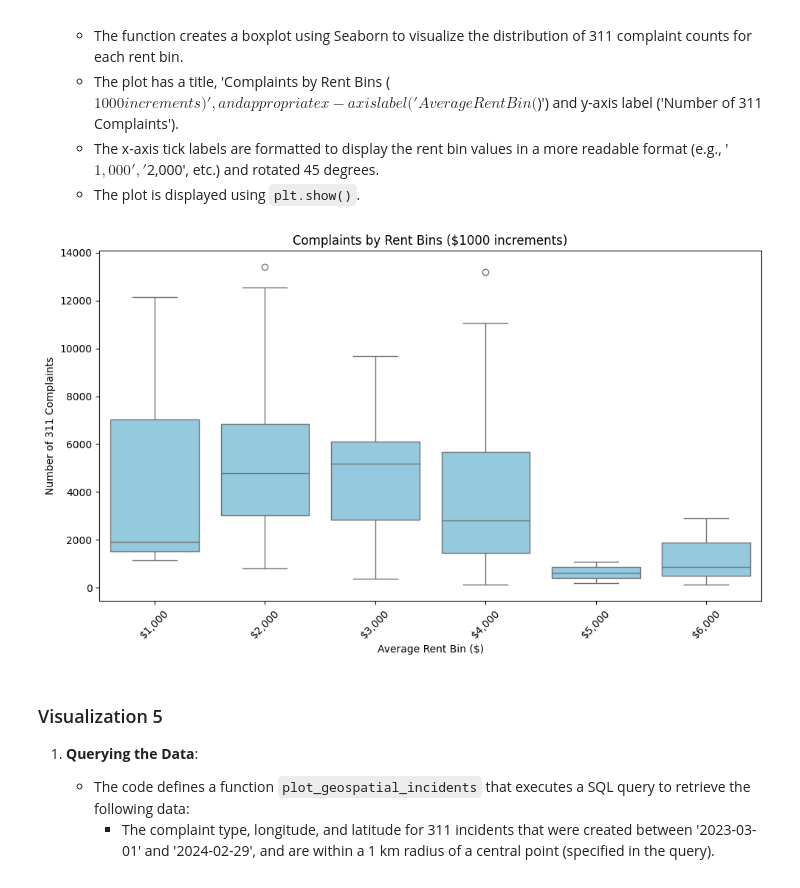
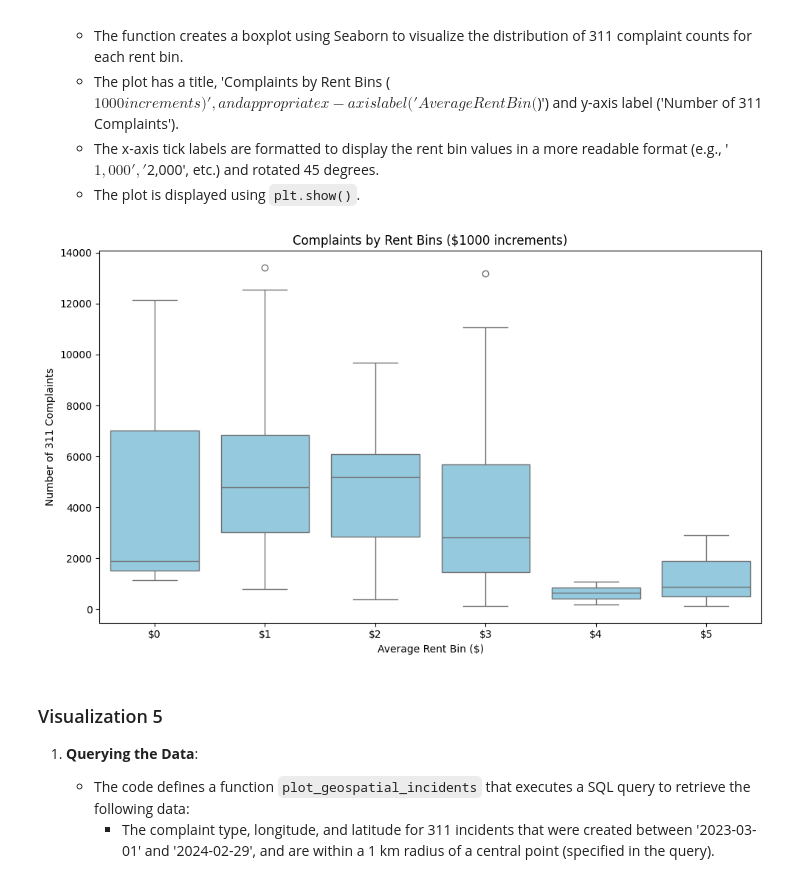
Before and after one commit to Williamsjs0727/Group1-Final-Project, a Jupyter notebook: Group1 Final Project.ipynb, the cells around one changed output. Cells and saved outputs as stored; diff of their text form; code cells hidden in the pictures.

Commit message:
Fix warning issue & Update .gitignore
Fix the warning in visualization 4 and update the .gitignore file to ignore incorrect files.

```diff
--- a/Group1 Final Project.ipynb
+++ b/Group1 Final Project.ipynb
@@ -1368,35 +1369,35 @@ def plot_rent_complaints_boxplot(engine: Engine):
 
     Args:
         engine (Engine): The database engine connection used for querying data.
     """
     query = """
         SELECT floor(z.rent_price/1000)*1000 as rent_bin, COUNT(c.unique_id) as complaint_count
         FROM (SELECT * FROM zillow_data WHERE data_date = '2024-01-31') z
         JOIN complaints_data c ON z.zipcode = c.zipcode
         WHERE c.created_date BETWEEN '2023-02-01' AND '2024-01-31'
         GROUP BY z.zipcode, rent_bin
     """
     df = read_query(query, engine)
 
     if df.empty:
         print("No data available to plot.")
         return
 
     df['rent_bin'] = df['rent_bin'].astype(int)  # Ensure 'rent_bin' is an integer for better axis labeling
 
     plt.figure(figsize=(10, 6))
     ax = sns.boxplot(x='rent_bin', y='complaint_count', data=df, color='skyblue')
     ax.set_title('Complaints by Rent Bins ($1000 increments)')
     ax.set_xlabel('Average Rent Bin ($)')
     ax.set_ylabel('Number of 311 Complaints')
-    ax.set_xticklabels([f'${int(x.get_text()):,}' for x in ax.get_xticklabels()], rotation=45)  # Improve label format
+    ax.xaxis.set_major_formatter(ticker.FuncFormatter(lambda x, pos: f'${int(x):,}'))  # Improve label format
 
     plt.tight_layout()
     plt.show()
 
 plot_rent_complaints_boxplot(engine)
 # %% [output]
-[figure, old version]
+[figure, new version]
 # %% [markdown]
 ### Visualization 5
 
```
Also changed, not shown: parts of 1 cell of this notebook, 7 other files.
